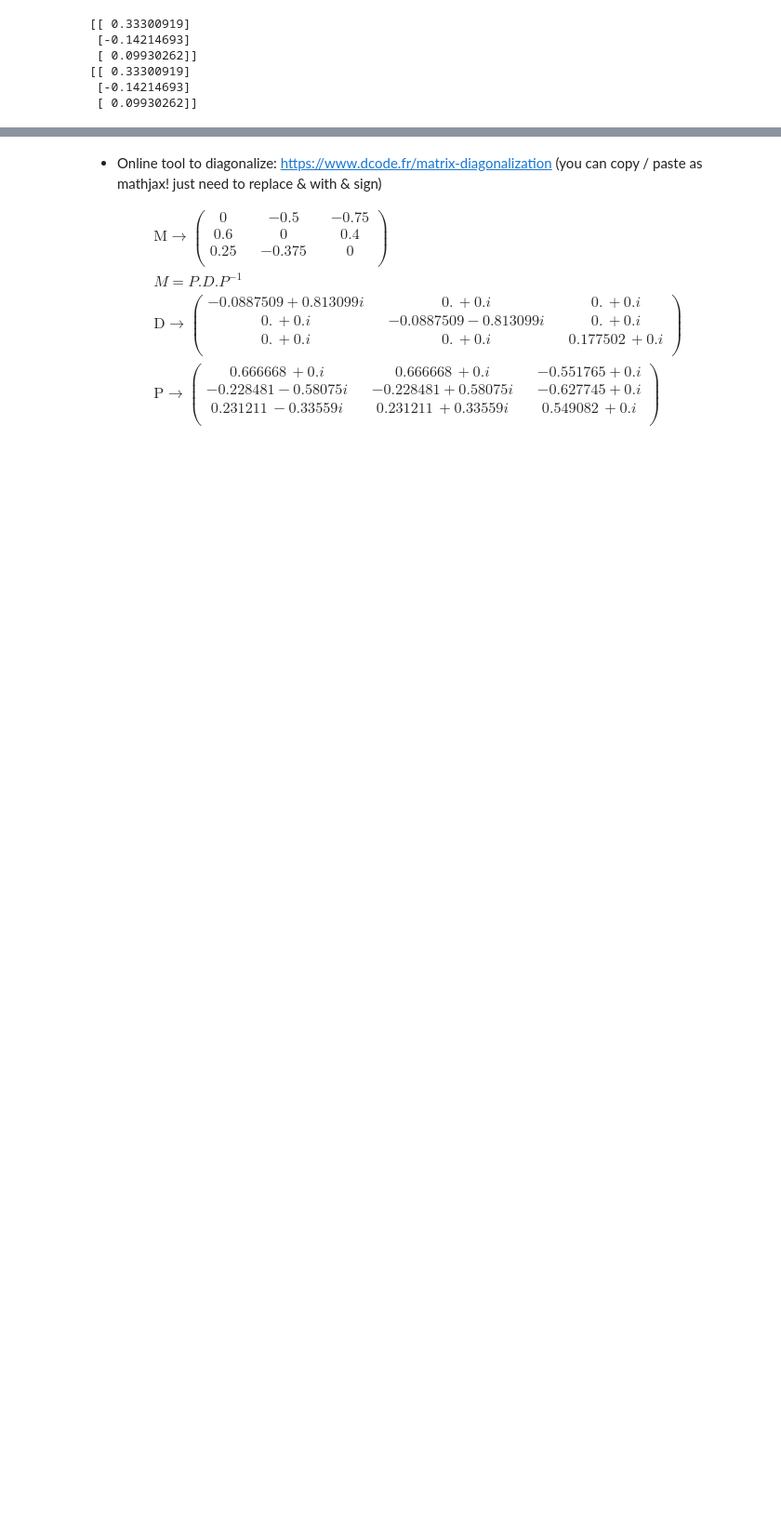
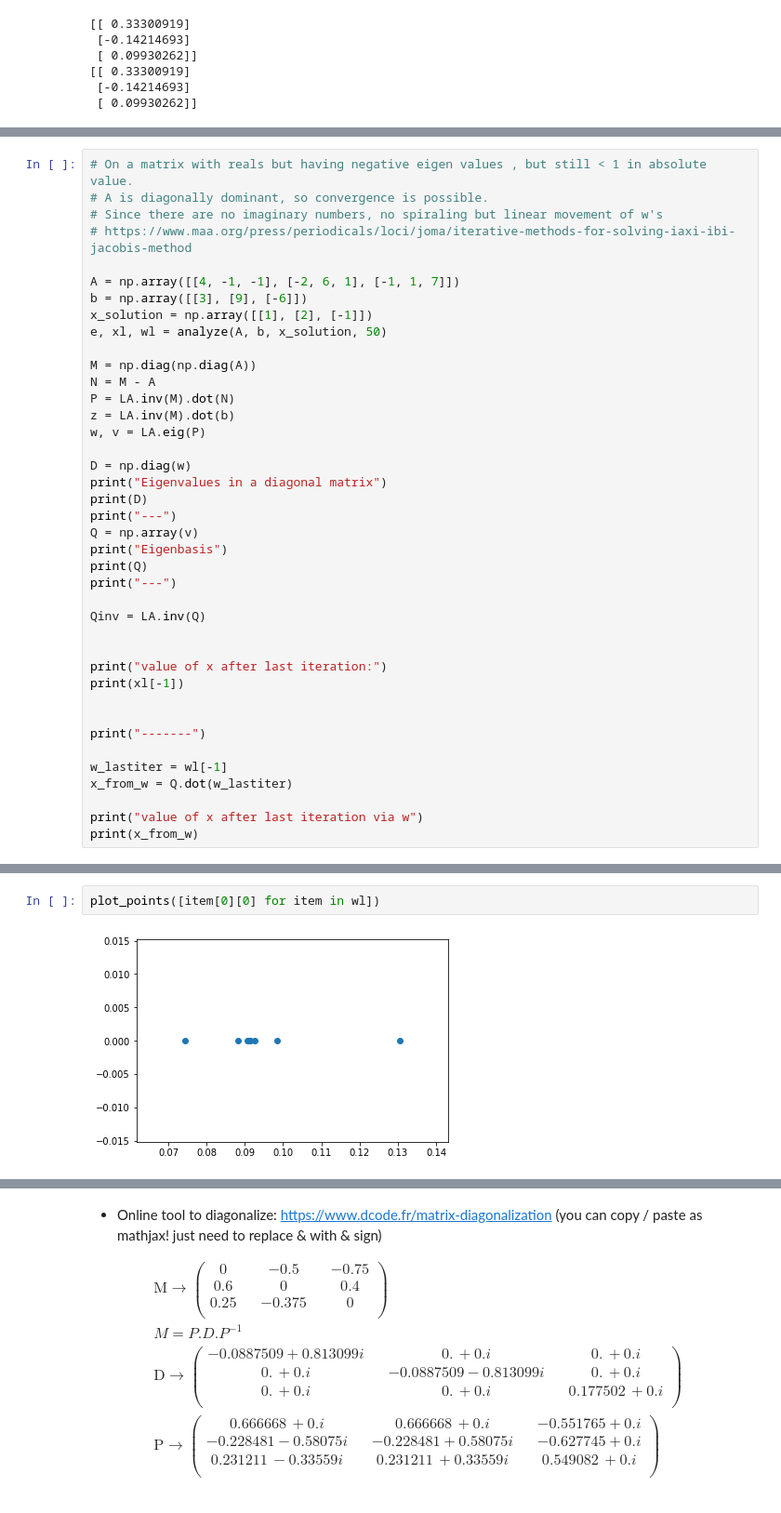
Before and after one commit to saibaba/IterativeMethods, a Jupyter notebook: IterativeMethodsForSolvingLinearSystemOfEquations.ipynb, the cells around one changed output, grey strips where cells are left out. Shown: that part at 93% size. Drawn from its saved outputs; the diff is of its cells as text; blank space fills up the shorter version.

```diff
--- a/IterativeMethodsForSolvingLinearSystemOfEquations.ipynb
+++ b/IterativeMethodsForSolvingLinearSystemOfEquations.ipynb
@@ -724,0 +706,40 @@ plt.show()
+# %%
+# On a matrix with reals but having negative eigen values , but still < 1 in absolute value.
+# A is diagonally dominant, so convergence is possible.
+# Since there are no imaginary numbers, no spiraling but linear movement of w's
+# https://www.maa.org/press/periodicals/loci/joma/iterative-methods-for-solving-iaxi-ibi-jacobis-method
+
+A = np.array([[4, -1, -1], [-2, 6, 1], [-1, 1, 7]])
+b = np.array([[3], [9], [-6]])
+x_solution = np.array([[1], [2], [-1]])
+e, xl, wl = analyze(A, b, x_solution, 50)
+
+M = np.diag(np.diag(A))
+N = M - A
+P = LA.inv(M).dot(N)
+z = LA.inv(M).dot(b)
+w, v = LA.eig(P)
+
+D = np.diag(w)
+print("Eigenvalues in a diagonal matrix")
+print(D)
+print("---")
+Q = np.array(v)
+print("Eigenbasis")
+print(Q)
+print("---")
+
+Qinv = LA.inv(Q)
+
+
+print("value of x after last iteration:")
+print(xl[-1])
+
+
+print("-------")
+
+w_lastiter = wl[-1]
+x_from_w = Q.dot(w_lastiter)
+
+print("value of x after last iteration via w")
+print(x_from_w)
@@ -724,0 +764,4 @@ plt.show()
+# %%
+plot_points([item[0][0] for item in wl])
+# %% [output]
+[figure, added]
```
Also changed, not shown: parts of 17 cells of this notebook.
